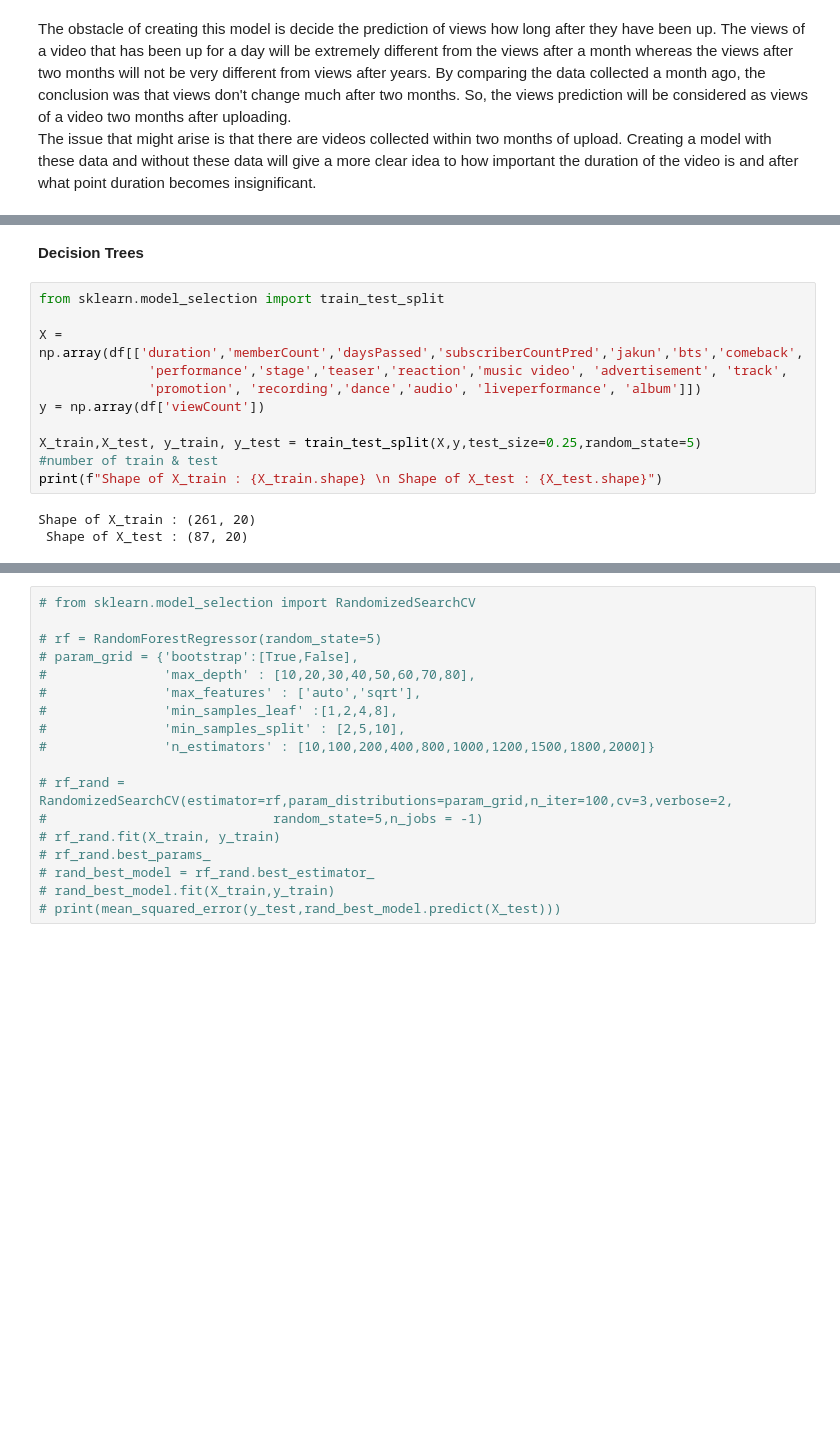
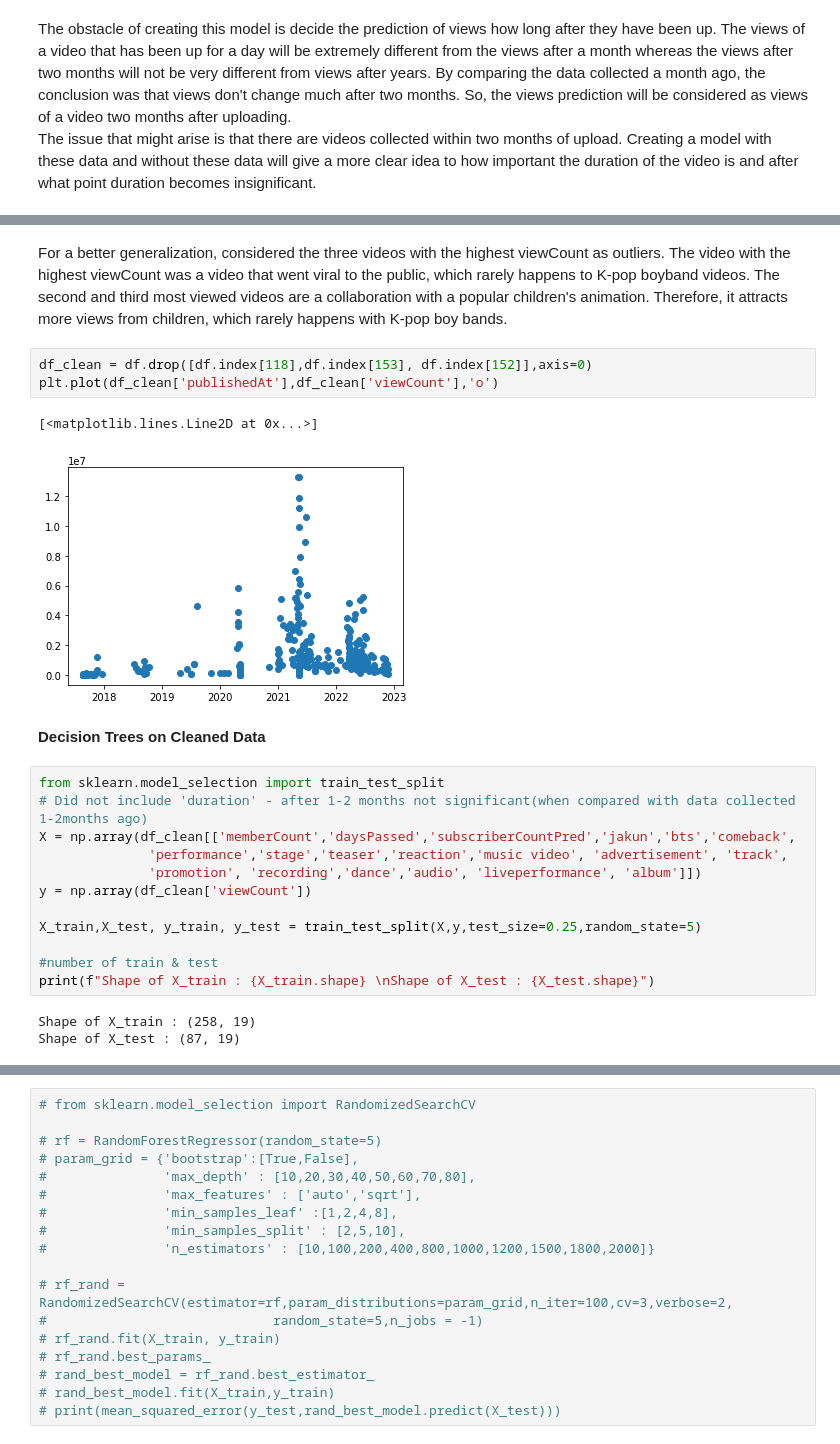
Before and after one commit to clara8043/kpop_youtube_views, a Jupyter notebook: views_analysis_modelling.ipynb, the cells around one changed output, grey strips where cells are left out. Drawn from its saved outputs; the diff is of its cells as text; blank space fills up the shorter version.

Commit message:
clean data added initial modeling

```diff
--- a/views_analysis_modelling.ipynb
+++ b/views_analysis_modelling.ipynb
@@ -375,17 +418,26 @@ The issue that might arise is that there are videos collected within two months
+# %% [markdown]
+For a better generalization, considered the three videos with the highest viewCount as outliers. The video with the highest viewCount was a video that went viral to the public, which rarely happens to K-pop boyband videos. The second and third most viewed videos are a collaboration with a popular children's animation. Therefore, it attracts more views from children, which rarely happens with K-pop boy bands.
+# %%
+df_clean = df.drop([df.index[118],df.index[153], df.index[152]],axis=0)
+plt.plot(df_clean['publishedAt'],df_clean['viewCount'],'o')
+# %% [output]
+[<matplotlib.lines.Line2D at 0x...>]
+[figure, added]
 # %% [markdown]
-**Decision Trees**
+**Decision Trees on Cleaned Data**
 # %%
 from sklearn.model_selection import train_test_split
-
-X = np.array(df[['duration','memberCount','daysPassed','subscriberCountPred','jakun','bts','comeback',
+# Did not include 'duration' - after 1-2 months not significant(when compared with data collected 1-2months ago)
+X = np.array(df_clean[['memberCount','daysPassed','subscriberCountPred','jakun','bts','comeback',
               'performance','stage','teaser','reaction','music video', 'advertisement', 'track',
               'promotion', 'recording','dance','audio', 'liveperformance', 'album']])
-y = np.array(df['viewCount'])
+y = np.array(df_clean['viewCount'])
 
 X_train,X_test, y_train, y_test = train_test_split(X,y,test_size=0.25,random_state=5)
+
 #number of train & test
-print(f"Shape of X_train : {X_train.shape} \n Shape of X_test : {X_test.shape}")
+print(f"Shape of X_train : {X_train.shape} \nShape of X_test : {X_test.shape}")
 # %% [output]
-Shape of X_train : (261, 20)
- Shape of X_test : (87, 20)
+Shape of X_train : (258, 19)
+Shape of X_test : (87, 19)
 # %%
```
Also changed, not shown: parts of 13 cells of this notebook.
